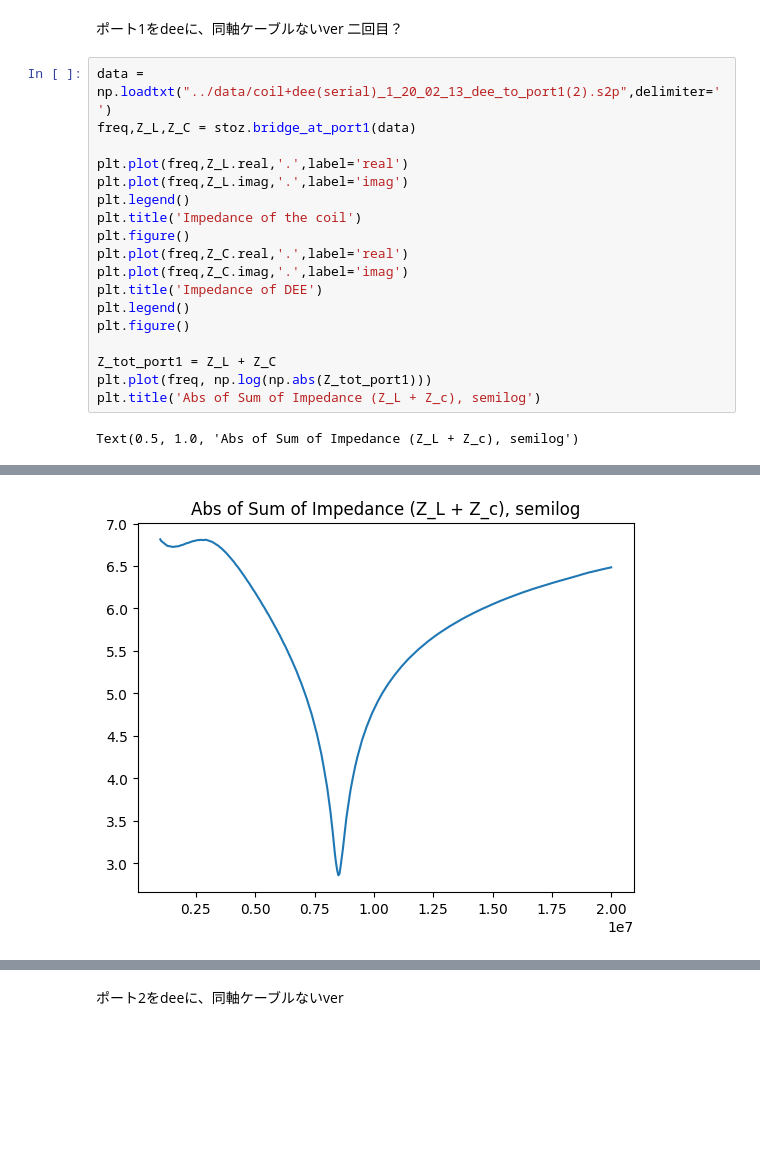
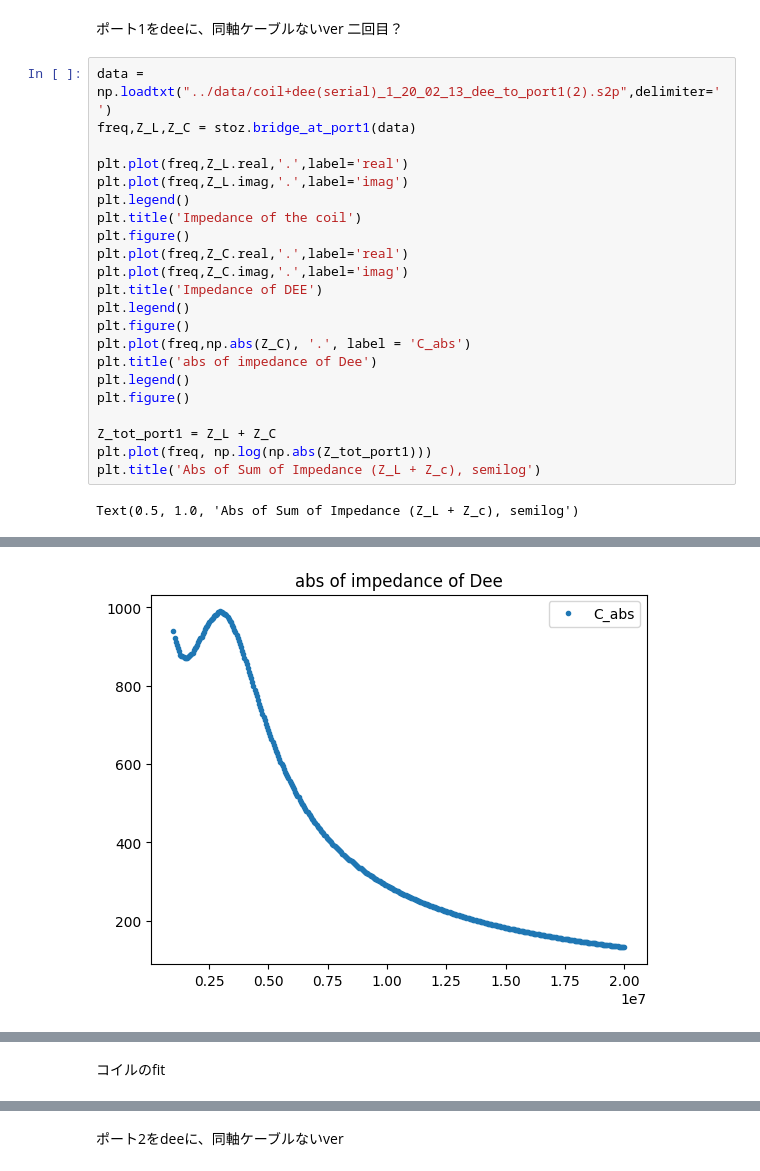
Before and after one commit to tyaxm/cyclotron, a Jupyter notebook: src/RLC_with_stray.ipynb, the cells around one changed output, grey strips where cells are left out. Cells and saved outputs as stored; diff of their text form; blank space fills up the shorter version.

```diff
--- a/src/RLC_with_stray.ipynb
+++ b/src/RLC_with_stray.ipynb
@@ -179,23 +179,27 @@ Text(0.5, 1.0, 'Abs of Sum of Impedance (Z_L + Z_c), semilog')
 # %%
 data = np.loadtxt("../data/coil+dee(serial)_1_20_02_13_dee_to_port1(2).s2p",delimiter=' ')
 freq,Z_L,Z_C = stoz.bridge_at_port1(data)
 
 plt.plot(freq,Z_L.real,'.',label='real')
 plt.plot(freq,Z_L.imag,'.',label='imag')
 plt.legend()
 plt.title('Impedance of the coil')
 plt.figure()
 plt.plot(freq,Z_C.real,'.',label='real')
 plt.plot(freq,Z_C.imag,'.',label='imag')
 plt.title('Impedance of DEE')
 plt.legend()
 plt.figure()
+plt.plot(freq,np.abs(Z_C), '.', label = 'C_abs')
+plt.title('abs of impedance of Dee')
+plt.legend()
+plt.figure()
 
 Z_tot_port1 = Z_L + Z_C
 plt.plot(freq, np.log(np.abs(Z_tot_port1)))
 plt.title('Abs of Sum of Impedance (Z_L + Z_c), semilog')
 # %% [output]
 Text(0.5, 1.0, 'Abs of Sum of Impedance (Z_L + Z_c), semilog')
 [figure]
 [figure]
-[figure, old version]
+[figure, new version]
@@ -202,3 +207,5 @@ Text(0.5, 1.0, 'Abs of Sum of Impedance (Z_L + Z_c), semilog')
+# %% [markdown]
+コイルのfit
 # %%
 def linear(x,a,b):
     return a*x + b
```
Also changed, not shown: parts of 6 cells of this notebook, 1 other file.
